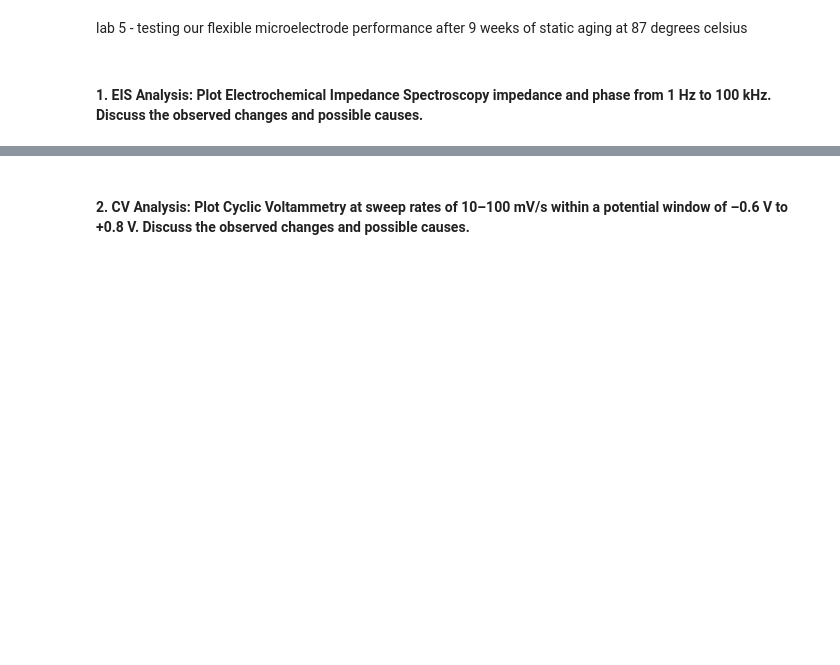
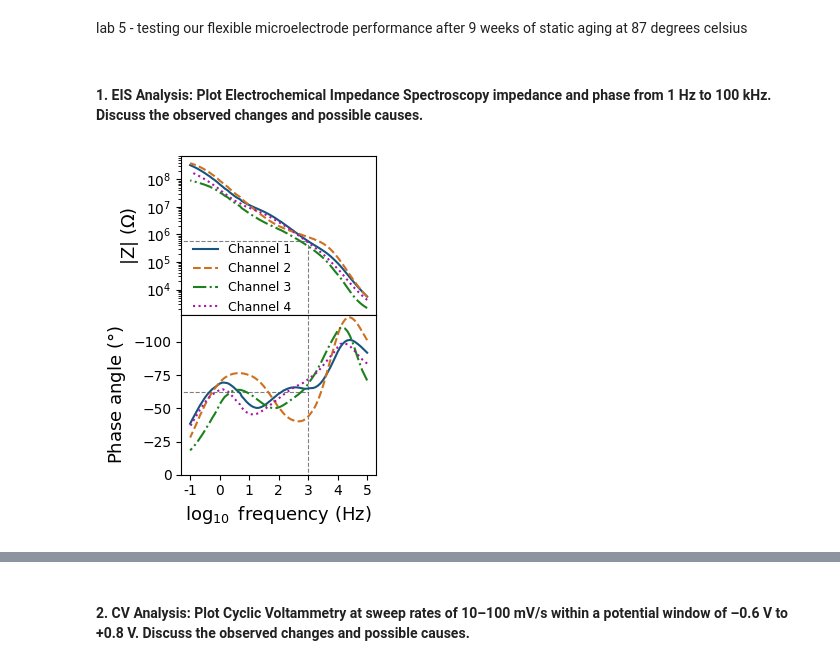
Before and after one commit to mohammadmundiwala/Flexible-Electronics, a Jupyter notebook: lab-5/data_analysis.ipynb, the cells around one changed output, grey strips where cells are left out. Drawn from its saved outputs; the diff is of its cells as text; code cells hidden in the pictures; blank space fills up the shorter version.

```diff
--- a/lab-5/data_analysis.ipynb
+++ b/lab-5/data_analysis.ipynb
@@ -6,3 +6,54 @@ import matplotlib.pyplot as plt
 lab 5 - testing our flexible microelectrode performance after 9 weeks of static aging at 87 degrees celsius
 # %% [markdown]
 #### 1. EIS Analysis: Plot Electrochemical Impedance Spectroscopy impedance and phase from 1 Hz to 100 kHz. Discuss the observed changes and possible causes.
+# %%
+eis_c1_2 = pd.read_csv('data/Small device 2 Ch 1 eis Day x.txt',
+                     skiprows=17, delimiter=",")
+eis_c2_2 = pd.read_csv('data/Small device 2 Ch 2 eis Day x.txt',
+                     skiprows=17, delimiter=",")
+eis_c3_2 = pd.read_csv('data/Small device 2 Ch 3 eis Day x.txt',
+                     skiprows=17, delimiter=",")
+eis_c4_2 = pd.read_csv('data/Small device 2 Ch 4 eis Day x.txt',
+                     skiprows=17, delimiter=",")
+eis_c1 = pd.read_csv('../lab-1/data/Small device 2 Ch 1 eis Day 0.txt',
+                     skiprows=17, delimiter=",")
+eis_c2 = pd.read_csv('../lab-1/data/Small device 2 Ch 2 eis Day 0.txt',
+                     skiprows=17, delimiter=",")
+eis_c3 = pd.read_csv('../lab-1/data/Small device 2 Ch 3 eis Day 0.txt',
+                     skiprows=17, delimiter=",")
+eis_c4 = pd.read_csv('../lab-1/data/Small device 2 Ch 4 eis Day 0.txt',
+                     skiprows=17, delimiter=",")
+channels = [eis_c1, eis_c2, eis_c3, eis_c4]
+channels_2 = [eis_c1_2, eis_c2_2, eis_c3_2, eis_c4_2]
+titles = ['Channel 1', 'Channel 2', 'Channel 3', 'Channel 4']
+# %%
+titles = ['Channel 1', 'Channel 2', 'Channel 3', 'Channel 4']
+fig, axs = plt.subplots(2, 1, figsize=(3, 4), sharex=True,
+                        gridspec_kw={'hspace': 0})
+colors = ["#175480", "#ce701e", "#1b811b", "#a716a7"]
+linestyles = ['-', '--', '-.', ':']
+
+for df, title, color, ls in zip(channels, titles, colors, linestyles):
+    axs[0].loglog(df['Freq/Hz'], df[' Z/ohm'], label=title, color=color, linestyle=ls)
+axs[0].set_ylabel(r'|Z| ($\Omega$)', fontsize=13)
+# axs[0].set_title('Day x', fontsize=11)
+axs[0].legend(frameon=False, loc='lower left', fontsize=9, bbox_to_anchor=(0, -0.06))
+# axs[0].grid(True, which='both', ls='--', lw=0.5)
+
+for df, title, color, ls in zip(channels, titles, colors, linestyles):
+    axs[1].semilogx(df['Freq/Hz'], df[' Phase/deg'], label=title, color=color, linestyle=ls)
+axs[1].set_xlabel(r'$\log_{10}$ frequency (Hz)', fontsize=13)
+axs[1].set_ylabel(r'Phase angle ($\degree$)', fontsize=13)
+axs[1].set_xticks([0.1, 1, 10, 1e2, 1e3, 1e4, 1e5])
+axs[1].set_xticklabels([-1, 0, 1, 2, 3, 4,  5])
+
+axs[0].plot([1e3, 1e3], [0, 5.6e5], 'k--', lw=0.8, zorder=-3, alpha = 0.5)
+axs[0].plot([0, 1e3], [5.6e5, 5.6e5], 'k--', lw=0.8, zorder=-3, alpha = 0.5)
+axs[1].set_ylim([0, -120])
+axs[1].plot([1e3, 1e3], [-120, 0], 'k--', lw=0.8, zorder=-3, alpha = 0.5)
+axs[1].plot([0, 1e3], [-62.5, -62.5], 'k--', lw=0.8, zorder=-3, alpha = 0.5)
+plt.tight_layout()
+plt.show()
+# fig.savefig('figs/eis_plot_day1.pdf', dpi=300)
+# %% [output]
+[figure, added]
```
Also changed, not shown: parts of 11 cells of this notebook, 7 other files.
